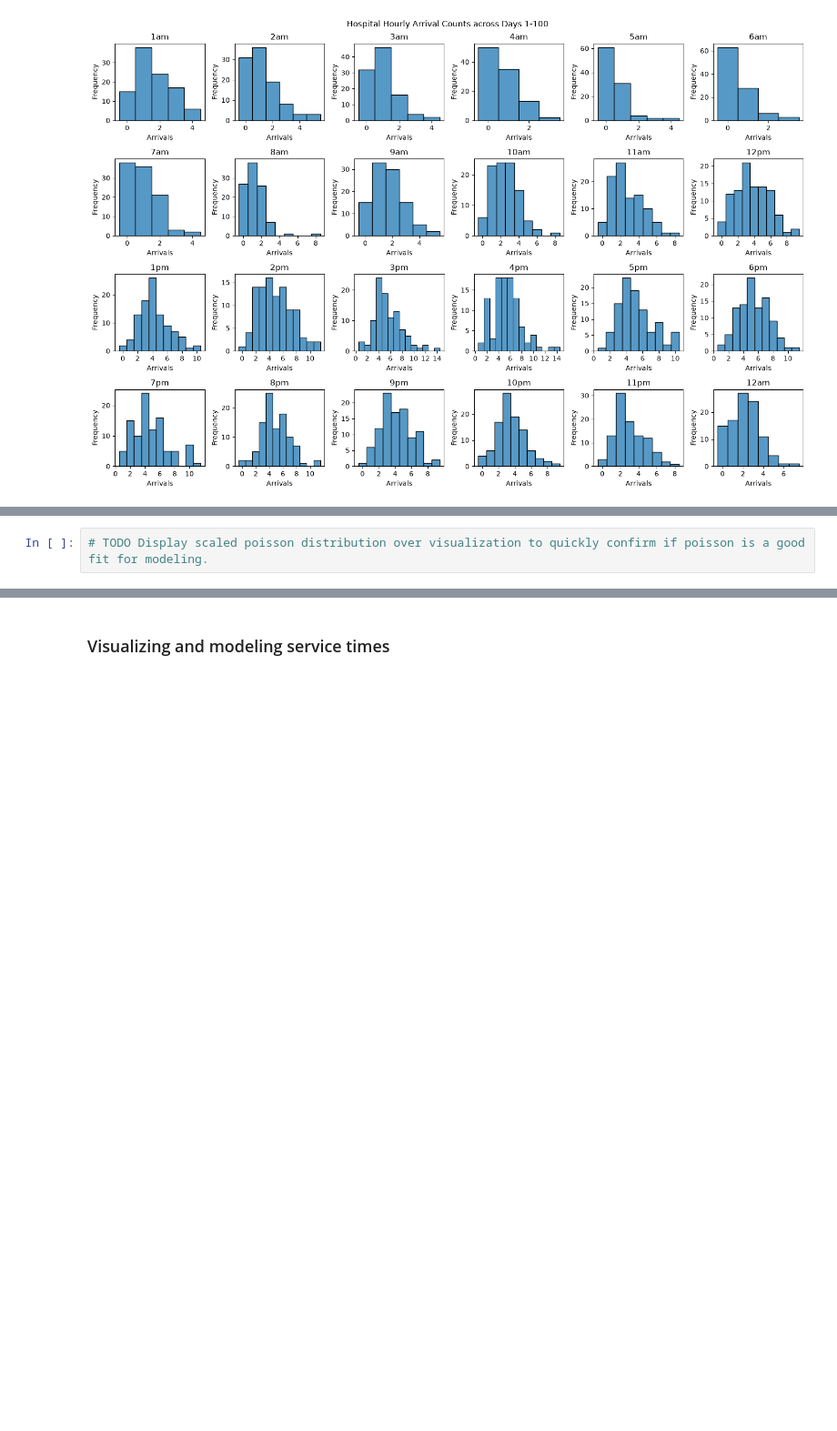
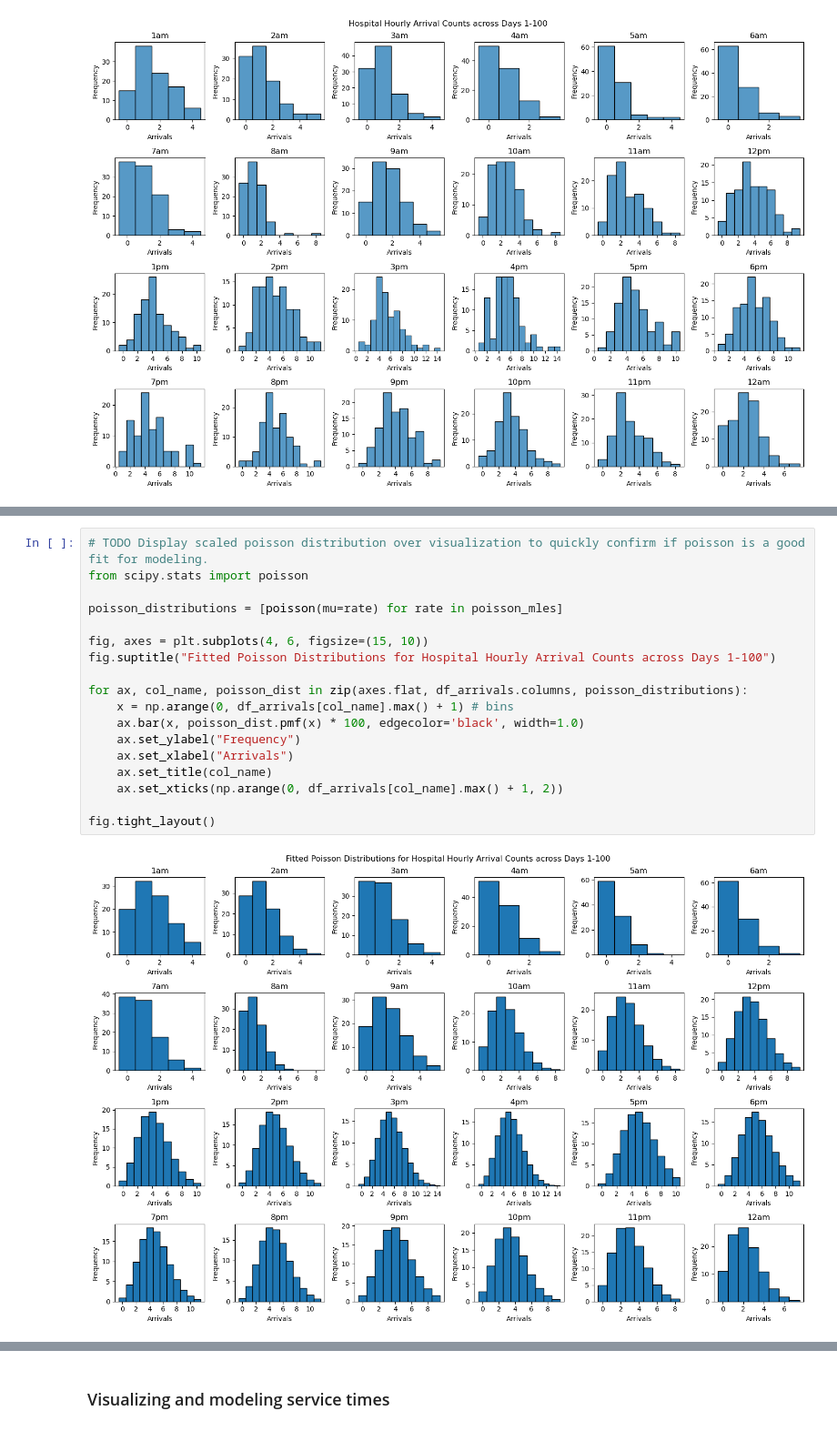
Before and after one commit to faustigo/MIE360-Fall-2026-Project, a Jupyter notebook: Deliverable-3.1-InputModeling.ipynb, the cells around one changed output, grey strips where cells are left out. Shown at 91% size. Saved outputs shown, nothing was run; the diff lists cells and outputs as text; blank space fills up the shorter version.

```diff
--- a/Deliverable-3.1-InputModeling.ipynb
+++ b/Deliverable-3.1-InputModeling.ipynb
@@ -58,2 +81,20 @@ plt.show()
 # %%
 # TODO Display scaled poisson distribution over visualization to quickly confirm if poisson is a good fit for modeling.
+from scipy.stats import poisson
+
+poisson_distributions = [poisson(mu=rate) for rate in poisson_mles]
+
+fig, axes = plt.subplots(4, 6, figsize=(15, 10))
+fig.suptitle("Fitted Poisson Distributions for Hospital Hourly Arrival Counts across Days 1-100")
+
+for ax, col_name, poisson_dist in zip(axes.flat, df_arrivals.columns, poisson_distributions):
+    x = np.arange(0, df_arrivals[col_name].max() + 1) # bins
+    ax.bar(x, poisson_dist.pmf(x) * 100, edgecolor='black', width=1.0)
+    ax.set_ylabel("Frequency")
+    ax.set_xlabel("Arrivals")
+    ax.set_title(col_name)
+    ax.set_xticks(np.arange(0, df_arrivals[col_name].max() + 1, 2))
+
+fig.tight_layout()
+# %% [output]
+[figure, added]
```
Also changed, not shown: parts of 11 cells of this notebook, 1 other file.
